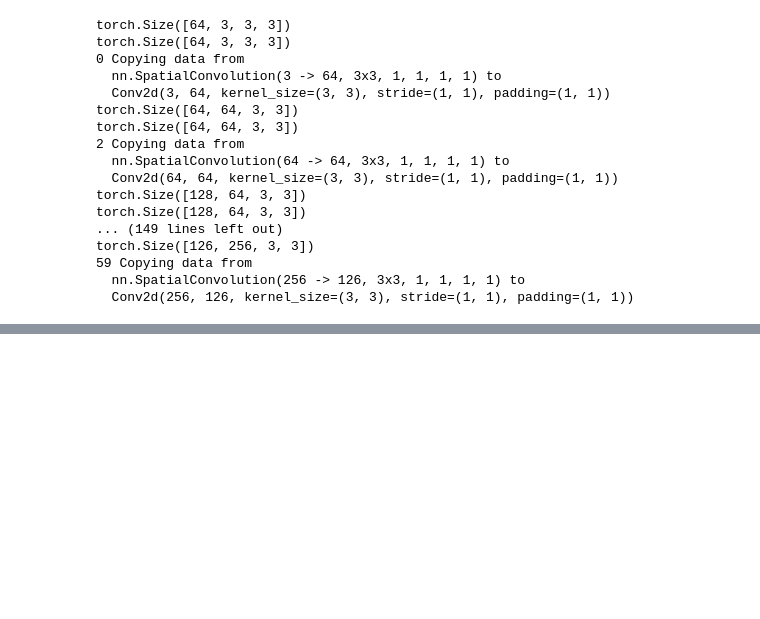
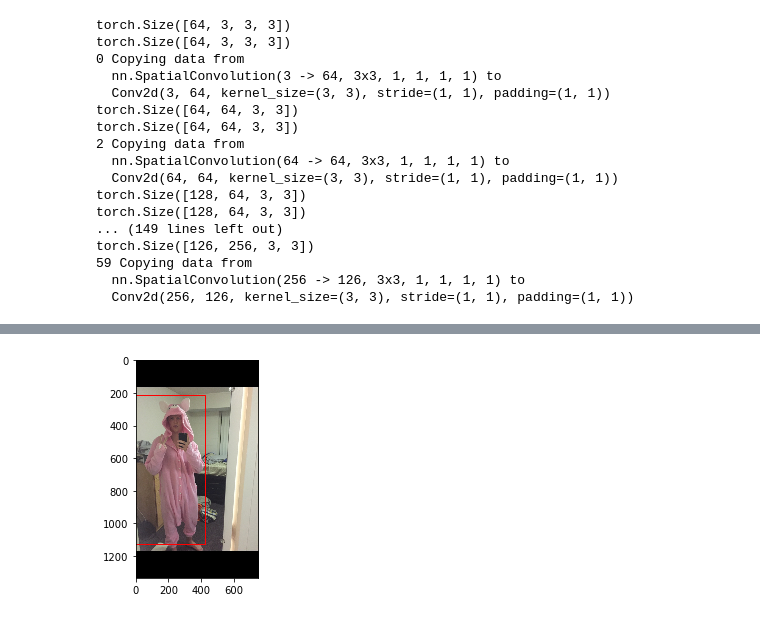
Before and after one commit to amdegroot/ssd.pytorch, a Jupyter notebook: ssd.ipynb, the cells around one changed output, grey strips where cells are left out. Drawn from its saved outputs; the diff is of its cells as text; code cells hidden in the pictures; blank space fills up the shorter version.

```diff
--- a/ssd.ipynb
+++ b/ssd.ipynb
@@ -246,3 +96,0 @@ torch.Size([1, 2, 17328])
-# %%
-for i in range(17328):
-    print(detections.data[0][0][i])
@@ -267,3 +96,0 @@ for i in range(17328):
-# %%
-for i in range(detections.data.size(1)):
-    print(detections.data[0][i])
@@ -289,2 +96,0 @@ for i in range(detections.data.size(1)):
-# %%
-detections = detections.data.numpy()
@@ -316,23 +124,51 @@ top_indices
+# %%
+import matplotlib.pyplot as plt
+
+
+
+import matplotlib.patches as patches
+from PIL import Image
+
+
+im = np.array(Image.open('data/IMG_9505.jpg'), dtype=np.uint8)
+
+#
 # %%
-import matplotlib.pyplot as plt
-colors = plt.cm.hsv(np.linspace(0, 1, 21)).tolist()
+xmin = int(round(top_xmin[0] * im.shape[1]))
+ymin = int(round(top_ymin[0] * im.shape[0]))
+xmax = int(round(top_xmax[0] * im.shape[1]))
+ymax = int(round(top_ymax[0] * im.shape[0]))
 
-plt.imshow(image)
-currentAxis = plt.gca()
+# Create figure and axes
+fig,ax = plt.subplots(1)
 
-for i in xrange(top_conf.shape[0]):
-    xmin = int(round(top_xmin[i] * image.shape[1]))
-    ymin = int(round(top_ymin[i] * image.shape[0]))
-    xmax = int(round(top_xmax[i] * image.shape[1]))
-    ymax = int(round(top_ymax[i] * image.shape[0]))
-    score = top_conf[i]
-    label = int(top_label_indices[i])
-    label_name = top_labels[i]
-    display_txt = '%s: %.2f'%(label_name, score)
-    coords = (xmin, ymin), xmax-xmin+1, ymax-ymin+1
-    color = colors[label]
-    currentAxis.add_patch(plt.Rectangle(*coords, fill=False, edgecolor=color, linewidth=2))
-    currentAxis.text(xmin, ymin, display_txt, bbox={'facecolor':color, 'alpha':0.5})
+# Display the image
+ax.imshow(im)
+
+# Create a Rectangle patch
+rect = patches.Rectangle((xmax,ymin),xmax-xmin+1,ymax-ymin+1,linewidth=1,edgecolor='r',facecolor='none')
+
+# Add the patch to the Axes
+ax.add_patch(rect)
+
+plt.show()
+
+# for i in range(len(top_conf)):
+#     xmin = int(round(top_xmin[i] * im.shape[1]))
+#     ymin = int(round(top_ymin[i] * im.shape[0]))
+#     xmax = int(round(top_xmax[i] * im.shape[1]))
+#     ymax = int(round(top_ymax[i] * im.shape[0]))
+#     score = top_conf[i]
+#     label = int(top_labels[i])
+#     label_name = top_labels[i]
+#     display_txt = '%s: %.2f'%(label_name, score)
+#     coords = (xmin, ymin), xmax-xmin+1, ymax-ymin+1
+#     color = colors[label]
+#     currentAxis.add_patch(plt.Rectangle(*coords, fill=False, edgecolor=color, linewidth=2))
+#     currentAxis.text(xmin, ymin, display_txt, bbox={'facecolor':color, 'alpha':0.5})
+#     plt.show()
+# %% [output]
+[figure, added]
 # %%
 import os
 cwd = os.getcwd()
```
Also changed, not shown: parts of 25 cells of this notebook, 7 other files.
